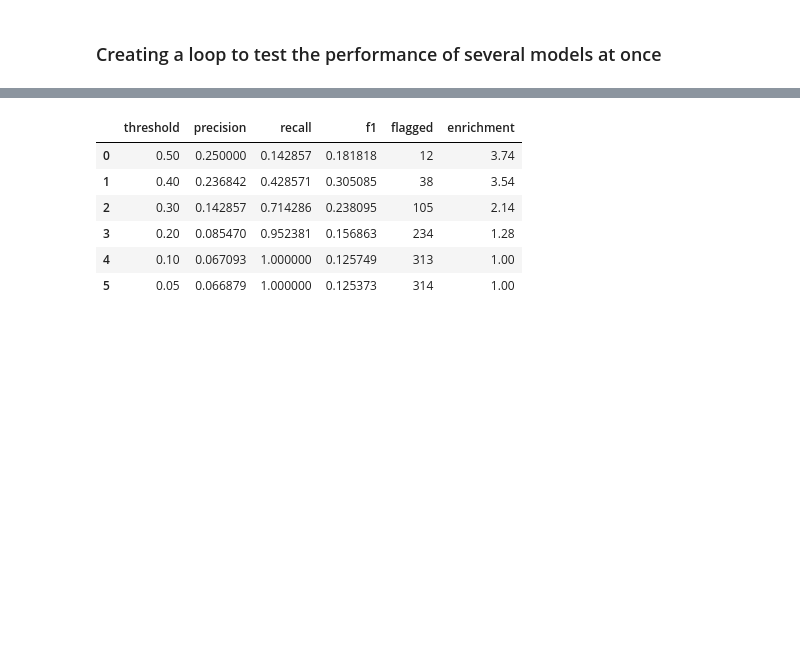
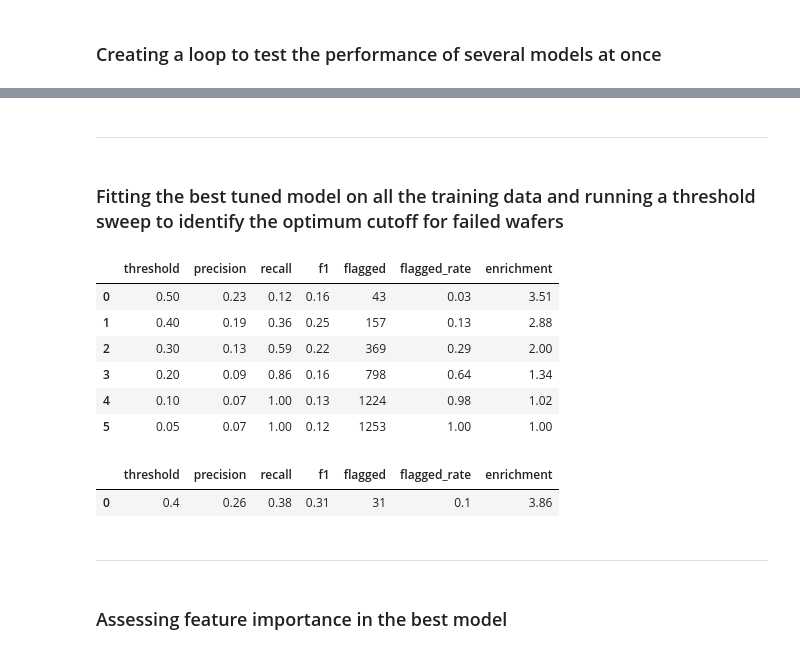
Before and after one commit to intuitiveengineer/secom-ml, a Jupyter notebook: notebooks/01-modeling.ipynb, the cells around one changed output, grey strips where cells are left out. Drawn from its saved outputs; the diff is of its cells as text; code cells hidden in the pictures; blank space fills up the shorter version.

Commit message:
added hyperparameter tuning using random search, fix leakage issue in threshold function, and created final model eval functions after hyperparameter tuning

```diff
--- a/notebooks/01-modeling.ipynb
+++ b/notebooks/01-modeling.ipynb
@@ -267,0 +289,14 @@ best_pipe = Pipeline([
+# %%
+# Creating a pipe with the best model from the model selection step
+rf_pipe = Pipeline([
+        ("preprocess", SecomPreProcessor(missing_threshold=0.90, corr_threshold=0.95)),
+        ("model", RandomForestClassifier(
+        n_estimators=500,
+        max_depth=8,
+        min_samples_leaf=10,
+        min_samples_split=20,
+        class_weight="balanced",
+        random_state=42,
+        n_jobs=-1
+        ))
+])
@@ -267,0 +345,7 @@ best_pipe = Pipeline([
+# %%
+# Running predictions using the best pipeline on the holdout test set to determine performance
+best_pipe = search.best_estimator_
+y_proba = best_pipe.predict_proba(X_test)[:, 1]
+best_params_df["test_pr_auc"] = round(average_precision_score(y_test, y_proba),3)
+best_params_df["test_roc_auc"] = round(roc_auc_score(y_test, y_proba),3)
+best_params_df
@@ -268 +355,5 @@ best_pipe = Pipeline([
+# %% [markdown]
+___
+# %% [markdown]
+### Fitting the best tuned model on all the training data and running a threshold sweep to identify the optimum cutoff for failed wafers
 # %%
@@ -293,12 +383,29 @@ def threshold_sweep(best_pipe: Pipeline, thresholds: list[int], X_train: pd.Data
+# %%
+def eval_threshold(best_pipe: Pipeline, thresholds: list[int], X_train: pd.DataFrame = X_train,
+                   y_train: pd.DataFrame = y_train) -> pd.DataFrame:
+    cv_proba = cross_val_predict(
+        best_pipe,
+        X_train,
+        y_train,
+        cv=StratifiedKFold(n_splits=5, shuffle=True, random_state=42),
+        method="predict_proba",
+        n_jobs=-1
+    )[:, 1]
+
+    return threshold_sweep_from_proba(
+        y_true=y_train,
+        y_proba=cv_proba,
+        thresholds=thresholds
+    )
 # %%
 thresholds = [0.05, 0.10, 0.20, 0.30, 0.40, 0.50]
-threshold_df = threshold_sweep(best_pipe=best_pipe, thresholds=thresholds)
-threshold_df
+cv_threshold_df = eval_threshold(best_pipe=best_pipe, thresholds=thresholds)
+cv_threshold_df
 # %% [output]
-|  | threshold | precision | recall | f1 | flagged | enrichment |
-| 0 | 0.50 | 0.250000 | 0.142857 | 0.181818 | 12 | 3.74 |
-| 1 | 0.40 | 0.236842 | 0.428571 | 0.305085 | 38 | 3.54 |
-| 2 | 0.30 | 0.142857 | 0.714286 | 0.238095 | 105 | 2.14 |
-| 3 | 0.20 | 0.085470 | 0.952381 | 0.156863 | 234 | 1.28 |
-| 4 | 0.10 | 0.067093 | 1.000000 | 0.125749 | 313 | 1.00 |
-| 5 | 0.05 | 0.066879 | 1.000000 | 0.125373 | 314 | 1.00 |
+|  | threshold | precision | recall | f1 | flagged | flagged_rate | enrichment |
+| 0 | 0.50 | 0.23 | 0.12 | 0.16 | 43 | 0.03 | 3.51 |
+| 1 | 0.40 | 0.19 | 0.36 | 0.25 | 157 | 0.13 | 2.88 |
+| 2 | 0.30 | 0.13 | 0.59 | 0.22 | 369 | 0.29 | 2.00 |
+| 3 | 0.20 | 0.09 | 0.86 | 0.16 | 798 | 0.64 | 1.34 |
+| 4 | 0.10 | 0.07 | 1.00 | 0.13 | 1224 | 0.98 | 1.02 |
+| 5 | 0.05 | 0.07 | 1.00 | 0.12 | 1253 | 1.00 | 1.00 |
@@ -305,3 +428,14 @@ threshold_df
+# %%
+# Run final model performance evaluation
+eval_test_final_df = eval_test_final(best_pipe=best_pipe, selected_threshold=selected_threshold)
+eval_test_final_df
+# %% [output]
+|  | threshold | precision | recall | f1 | flagged | flagged_rate | enrichment |
+| 0 | 0.4 | 0.26 | 0.38 | 0.31 | 31 | 0.1 | 3.86 |
+# %% [markdown]
+___
+# %% [markdown]
+### Assessing feature importance in the best model
 # %%
 feature_importances = best_pipe.named_steps["model"].feature_importances_
 feature_names = best_pipe.named_steps["preprocess"].get_feature_names_out()
```
Also changed, not shown: parts of 17 cells of this notebook.
